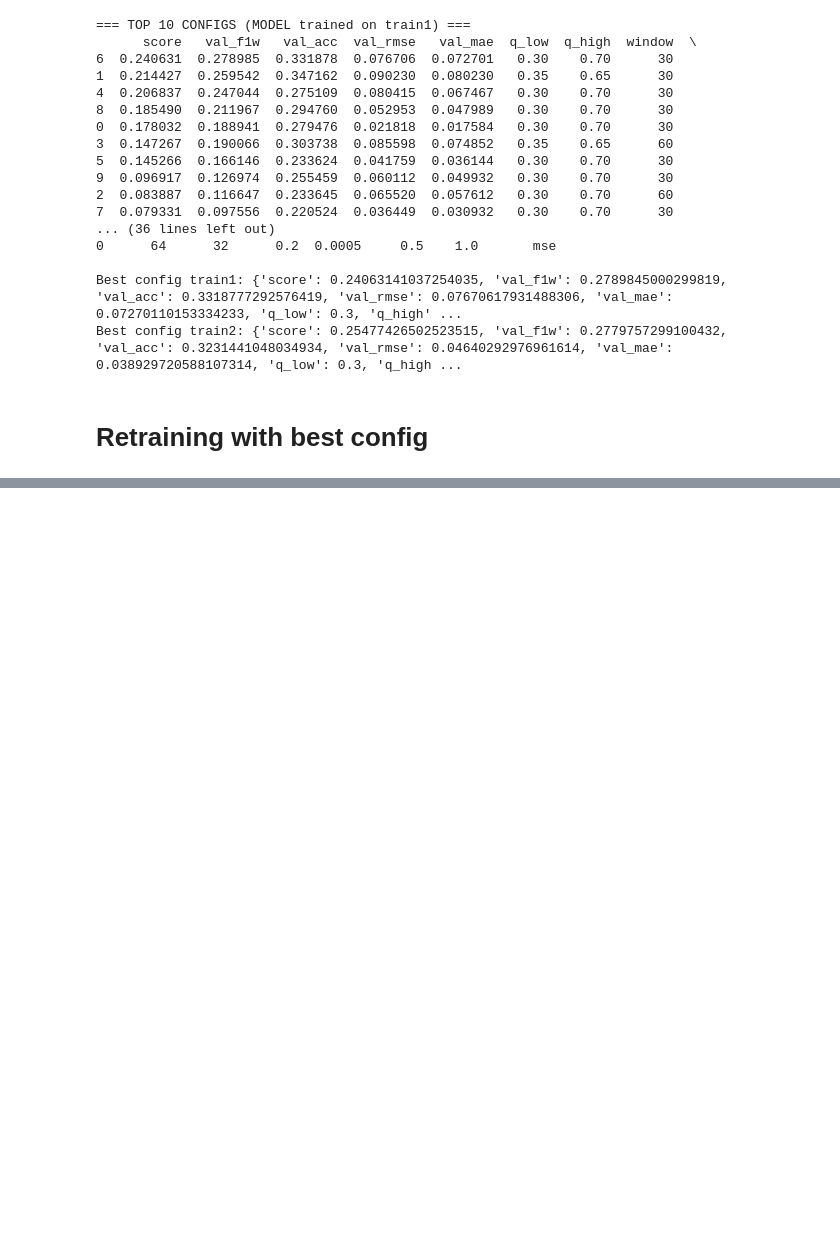
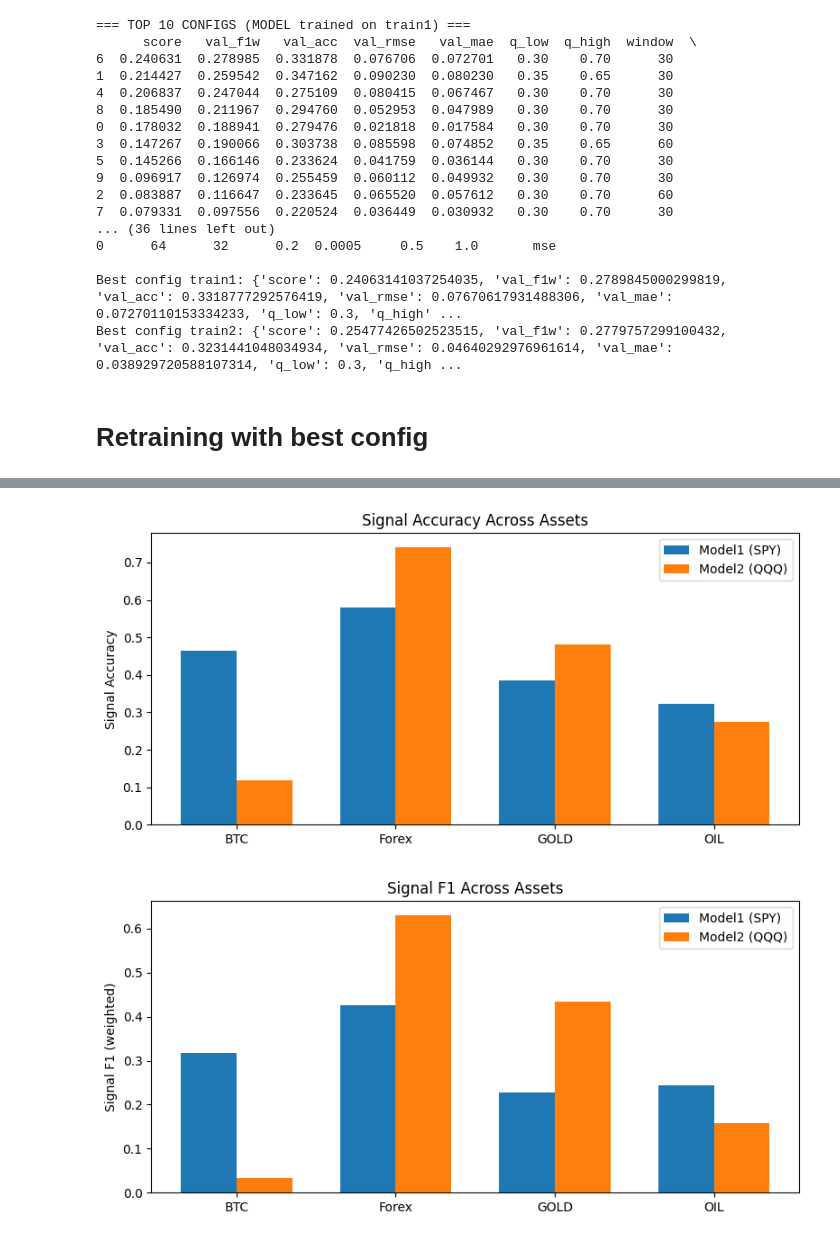
Before and after one commit to San0160/Stocks_Predection, a Jupyter notebook: Stocks.ipynb, the cells around one changed output, grey strips where cells are left out. Drawn from its saved outputs; the diff is of its cells as text; code cells hidden in the pictures; blank space fills up the shorter version.

```diff
--- a/Stocks.ipynb
+++ b/Stocks.ipynb
@@ -2311,0 +2594,42 @@ def build_lstm_multitask(window, n_features, units1=64, units2=32, dropout=0.2,
+# %%
+assets = sorted(set(a for a,_,_ in results))
+
+acc_m1, acc_m2 = [], []
+f1_m1, f1_m2   = [], []
+
+for asset in assets:
+    m1 = next(m for a,n,m in results if a==asset and "model1" in n)
+    m2 = next(m for a,n,m in results if a==asset and "model2" in n)
+
+    acc_m1.append(m1["sig_acc"])
+    acc_m2.append(m2["sig_acc"])
+    f1_m1.append(m1["sig_f1w"])
+    f1_m2.append(m2["sig_f1w"])
+
+x = np.arange(len(assets))
+width = 0.35
+
+# Accuracy plot
+plt.figure(figsize=(8,4))
+plt.bar(x - width/2, acc_m1, width, label = "Model1 (SPY)")
+plt.bar(x + width/2, acc_m2, width, label = "Model2 (QQQ)")
+plt.xticks(x, assets)
+plt.ylabel("Signal Accuracy")
+plt.title("Signal Accuracy Across Assets")
+plt.legend()
+plt.tight_layout()
+plt.show()
+
+# F1 plot
+plt.figure(figsize=(8,4))
+plt.bar(x - width/2, f1_m1, width, label = "Model1 (SPY)")
+plt.bar(x + width/2, f1_m2, width, label = "Model2 (QQQ)")
+plt.xticks(x, assets)
+plt.ylabel("Signal F1 (weighted)")
+plt.title("Signal F1 Across Assets")
+plt.legend()
+plt.tight_layout()
+plt.show()
+# %% [output]
+[figure, added]
+[figure, added]
```
Also changed, not shown: parts of 101 cells of this notebook, 6 other files.
